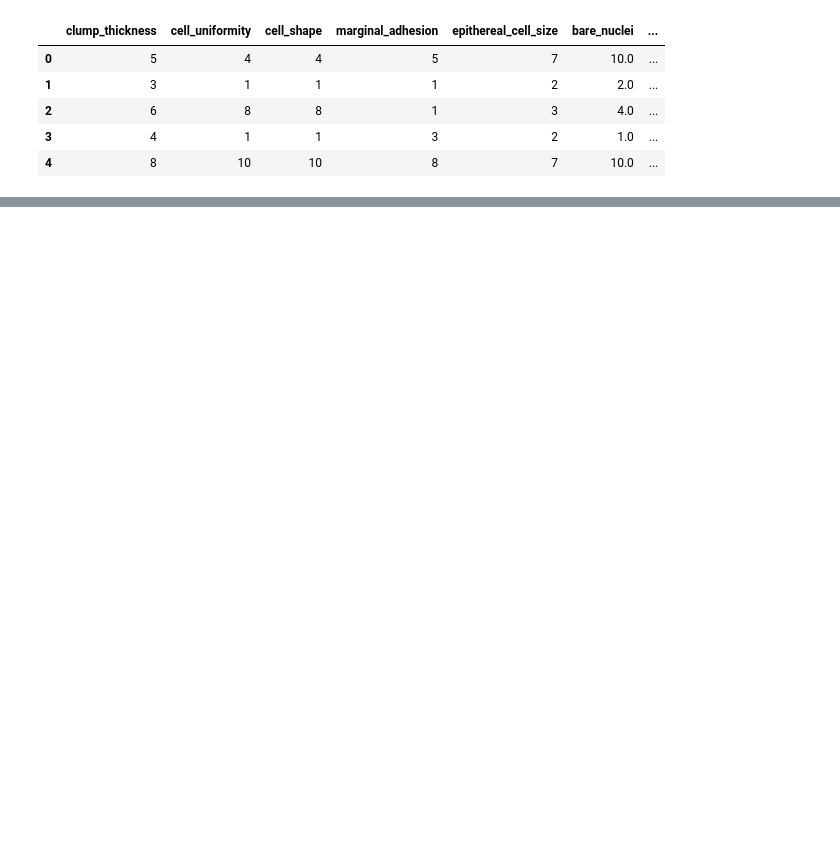
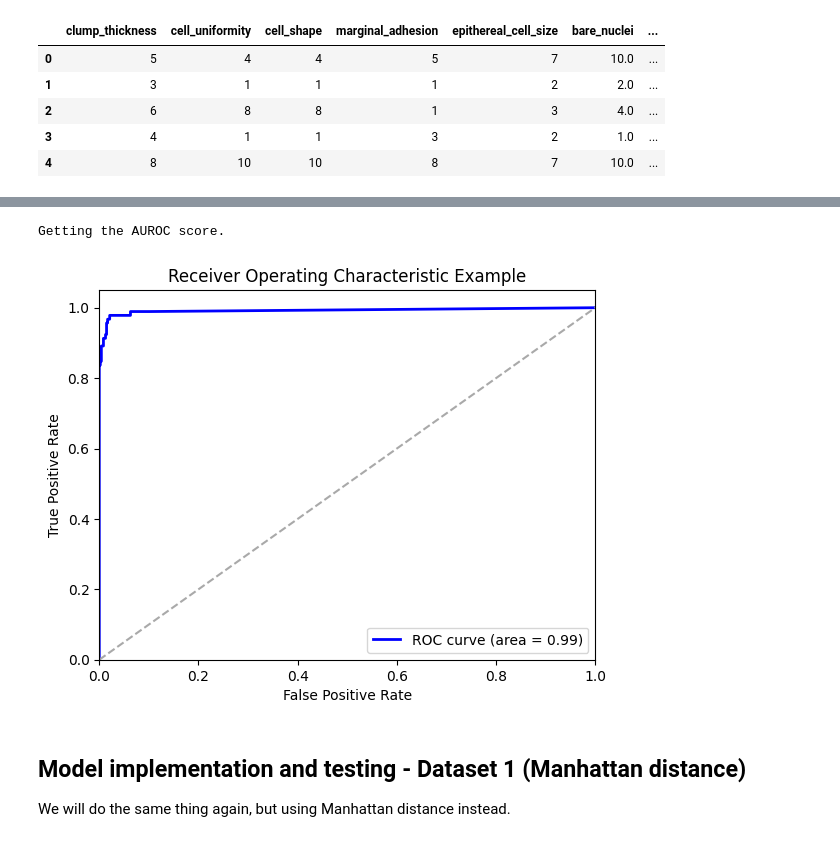
Before and after one commit to chxmberland/comp-551-a1, a Jupyter notebook: 551_group21_a-1.ipynb, the cells around one changed output, grey strips where cells are left out. Drawn from its saved outputs; the diff is of its cells as text; code cells hidden in the pictures; blank space fills up the shorter version.

```diff
--- a/551_group21_a-1.ipynb
+++ b/551_group21_a-1.ipynb
@@ -200,0 +456,28 @@ class KNN:
+# %%
+# Computing AUROC
+print("\nGetting the AUROC score.")
+
+# Compute ROC curve
+fpr, tpr, thresholds = skm.roc_curve(test_y, probabilities)
+
+# Compute AUC
+auc = skm.roc_auc_score(test_y, probabilities)
+
+# Plotting AUROC
+plt.figure()
+plt.plot(fpr, tpr, color='blue', lw=2, label='ROC curve (area = %0.2f)' % auc)
+plt.plot([0, 1], [0, 1], color='darkgrey', linestyle='--')
+plt.xlim([0.0, 1.0])
+plt.ylim([0.0, 1.05])
+plt.xlabel('False Positive Rate')
+plt.ylabel('True Positive Rate')
+plt.title('Receiver Operating Characteristic Example')
+plt.legend(loc="lower right")
+plt.show()
+# %% [output]
+Getting the AUROC score.
+[figure, added]
+# %% [markdown]
+## Model implementation and testing - Dataset 1 (Manhattan distance)
+
+We will do the same thing again, but using Manhattan distance instead.
```
Also changed, not shown: parts of 39 cells of this notebook.
